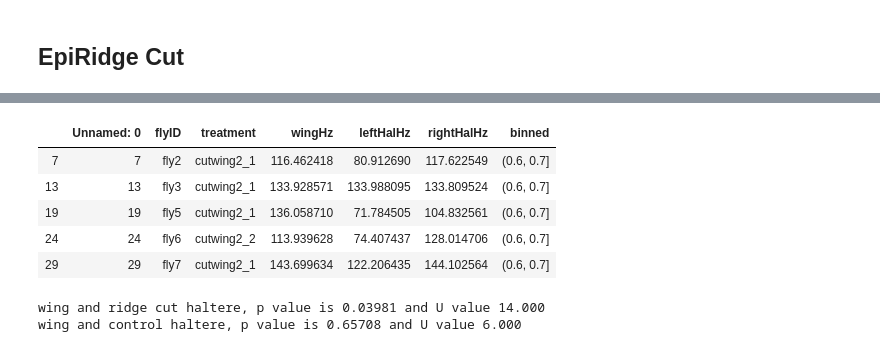
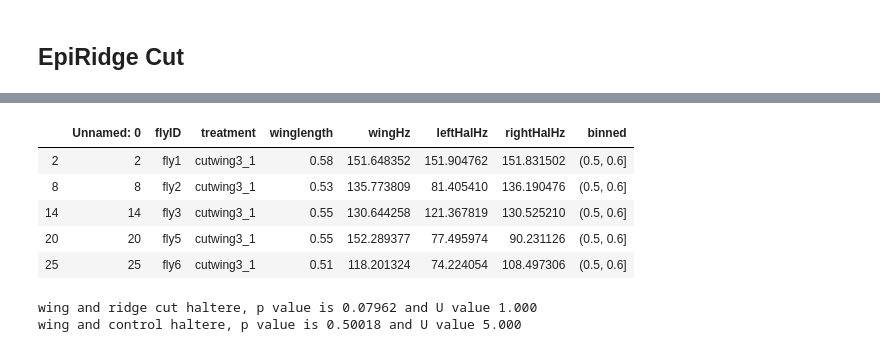
Before and after one commit to TanviDeora/Coupled_dual_oscillators_DeoraSaneSane, a Jupyter notebook: SummaryStats.ipynb, the cells around one changed output, grey strips where cells are left out. Cells and saved outputs as stored; diff of their text form; code cells hidden in the pictures.

```diff
--- a/SummaryStats.ipynb
+++ b/SummaryStats.ipynb
@@ -197,23 +253,23 @@ data.head()
 # %%
-subset = data[(data.binned == '(0.6, 0.7]')]
+subset = data[(data.binned == '(0.5, 0.6]')]
 subset
 # %% [output]
-|  | Unnamed: 0 | flyID | treatment | wingHz | leftHalHz | rightHalHz | binned |
-| 7 | 7 | fly2 | cutwing2_1 | 116.462418 | 80.912690 | 117.622549 | (0.6, 0.7] |
-| 13 | 13 | fly3 | cutwing2_1 | 133.928571 | 133.988095 | 133.809524 | (0.6, 0.7] |
-| 19 | 19 | fly5 | cutwing2_1 | 136.058710 | 71.784505 | 104.832561 | (0.6, 0.7] |
-| 24 | 24 | fly6 | cutwing2_2 | 113.939628 | 74.407437 | 128.014706 | (0.6, 0.7] |
-| 29 | 29 | fly7 | cutwing2_1 | 143.699634 | 122.206435 | 144.102564 | (0.6, 0.7] |
+|  | Unnamed: 0 | flyID | treatment | winglength | wingHz | leftHalHz | rightHalHz | binned |
+| 2 | 2 | fly1 | cutwing3_1 | 0.58 | 151.648352 | 151.904762 | 151.831502 | (0.5, 0.6] |
+| 8 | 8 | fly2 | cutwing3_1 | 0.53 | 135.773809 | 81.405410 | 136.190476 | (0.5, 0.6] |
+| 14 | 14 | fly3 | cutwing3_1 | 0.55 | 130.644258 | 121.367819 | 130.525210 | (0.5, 0.6] |
+| 20 | 20 | fly5 | cutwing3_1 | 0.55 | 152.289377 | 77.495974 | 90.231126 | (0.5, 0.6] |
+| 25 | 25 | fly6 | cutwing3_1 | 0.51 | 118.201324 | 74.224054 | 108.497306 | (0.5, 0.6] |
 # %%
 wing = subset.wingHz.values
 left = subset.leftHalHz.values
 right = subset.rightHalHz.values
 
-U, p = stats.wilcoxon(wing, left, alternative='greater')
+U, p = stats.wilcoxon(wing, left, alternative='two-sided')
 print('wing and ridge cut haltere, p value is %0.5f and U value %0.3f' %(p,U))
 
-U, p = stats.wilcoxon(wing, right, alternative='greater')
+U, p = stats.wilcoxon(wing, right, alternative='two-sided')
 print('wing and control haltere, p value is %0.5f and U value %0.3f' %(p, U))
 # %% [output]
-wing and ridge cut haltere, p value is 0.03981 and U value 14.000
-wing and control haltere, p value is 0.65708 and U value 6.000
+wing and ridge cut haltere, p value is 0.07962 and U value 1.000
+wing and control haltere, p value is 0.50018 and U value 5.000
```
Also changed, not shown: parts of 18 cells of this notebook, 27 other files.
